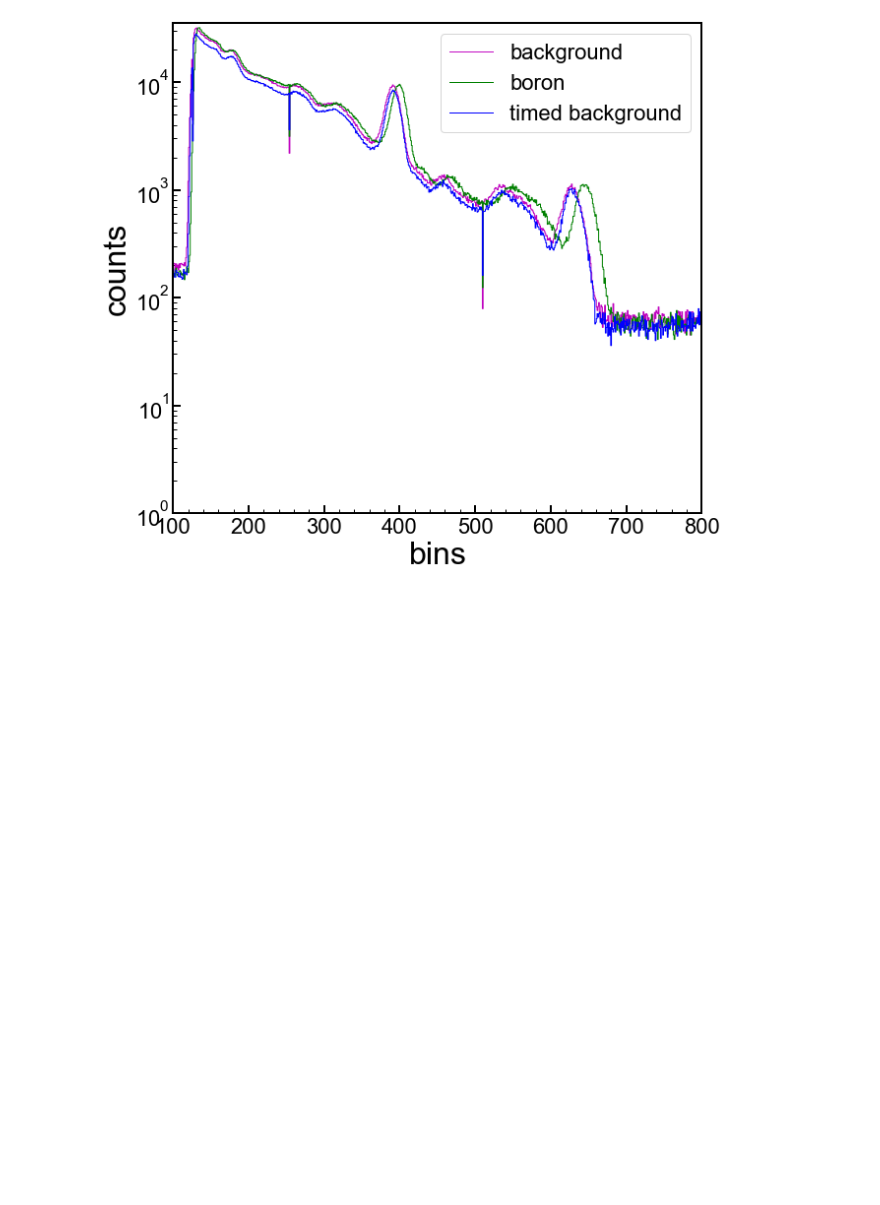
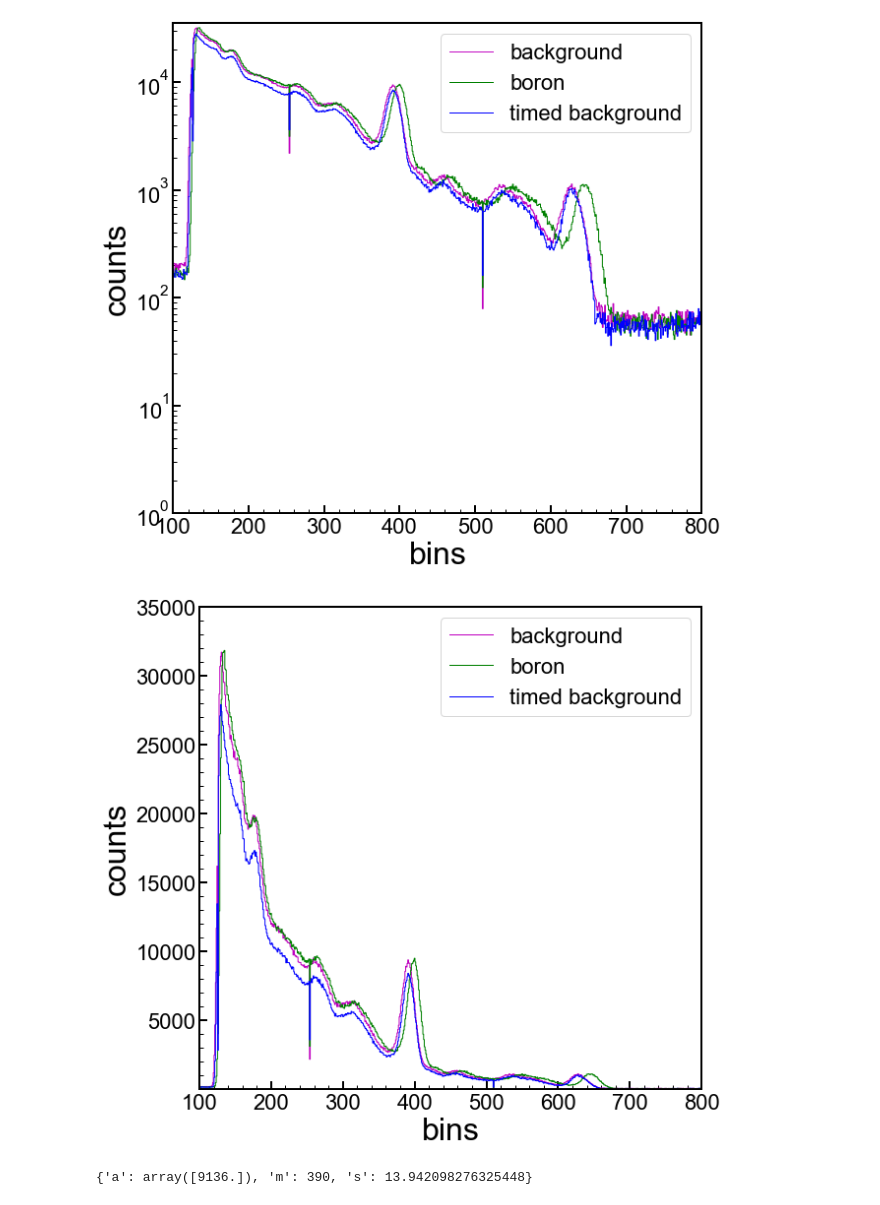
Before and after one commit to villano-lab/Boron-Absorption, a Jupyter notebook: therm-neut-meas/spectral-subtraction.ipynb, the cells around one changed output. Cells and saved outputs as stored; diff of their text form; code cells hidden in the pictures; blank space fills up the shorter version.

```diff
--- a/therm-neut-meas/spectral-subtraction.ipynb
+++ b/therm-neut-meas/spectral-subtraction.ipynb
@@ -76,3 +76,49 @@ plt.tight_layout()
 plt.show()
 # %% [output]
 [figure]
+# %%
+#set up a 1d plot
+fig,axes = plt.subplots(1,1,figsize=(9.0,8.0),sharex=True)
+ax1 = axes
+
+blue = '#118DFA'
+xmin=100
+xmax=800
+stepsize=100
+#ax1.xaxis.set_ticks(np.arange(xmin, xmax, stepsize))
+#ax1.step(bknd_bins,bknd_cnts, where='mid',color='m', linestyle='-', \
+#            label='background', linewidth=2)
+ax1.step(bknd_bins,bknd_cnts,color='m',where='mid', linestyle='-',label='background', linewidth=1)
+ax1.step(boron_bins,boron_cnts,color='g',where='mid', linestyle='-',label='boron', linewidth=1)
+ax1.step(tbknd_bins,tbknd_cnts,color='blue',where='mid', linestyle='-',label='timed background', linewidth=1)
+
+
+ymin = 1.0
+ymax = 35000.0
+
+
+#ax1.fill_between(bknd_bins,np.zeros(np.shape(bknd_bins)),bknd_cnts,step='mid',facecolor='m',alpha=0.4, \
+#                 label='')
+
+
+
+ax1.set_yscale('linear')
+#ax1.set_yscale('log')
+ax1.set_xlim(xmin, xmax)
+ax1.set_ylim(ymin,ymax)
+ax1.set_xlabel(r'bins')
+ax1.set_ylabel('counts')
+#ax1.grid(True)
+#ax1.yaxis.grid(True,which='minor',linestyle='--')
+ax1.legend(loc=1,prop={'size':22})
+#ax1.legend(bbox_to_anchor=(1.04,1),borderaxespad=0,prop={'size':22})
+
+for axis in ['top','bottom','left','right']:
+  ax1.spines[axis].set_linewidth(2)
+
+plt.tight_layout()
+#plt.savefig('paper_figures/MSyieldHist_Figure3a.eps')
+#plt.savefig('paper_figures/MSyieldHist_Figure3a.pdf')
+plt.show()
+# %% [output]
+[figure, added]
@@ -78,0 +146,4 @@ plt.show()
+# %%
+print(fit.best_values)
+# %% [output]
+{'a': array([9136.]), 'm': 390, 's': 13.942098276325448}
```
Also changed, not shown: parts of 4 cells of this notebook.
